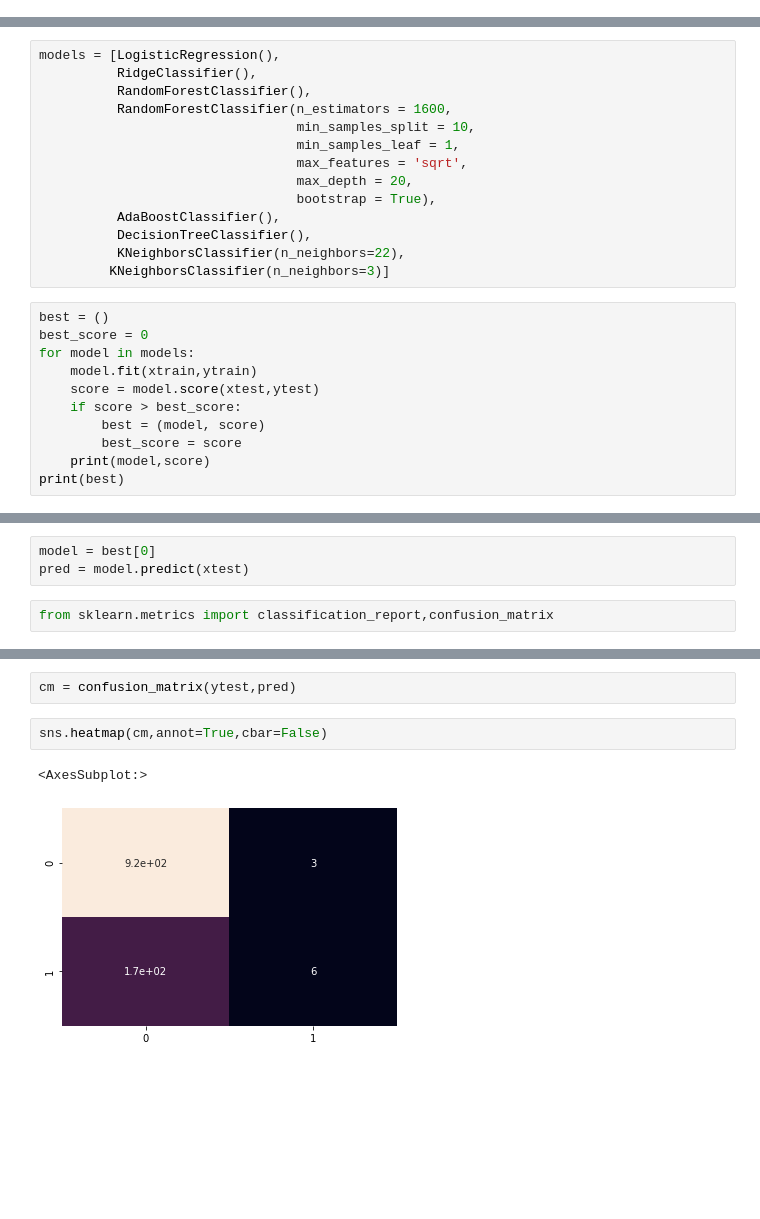
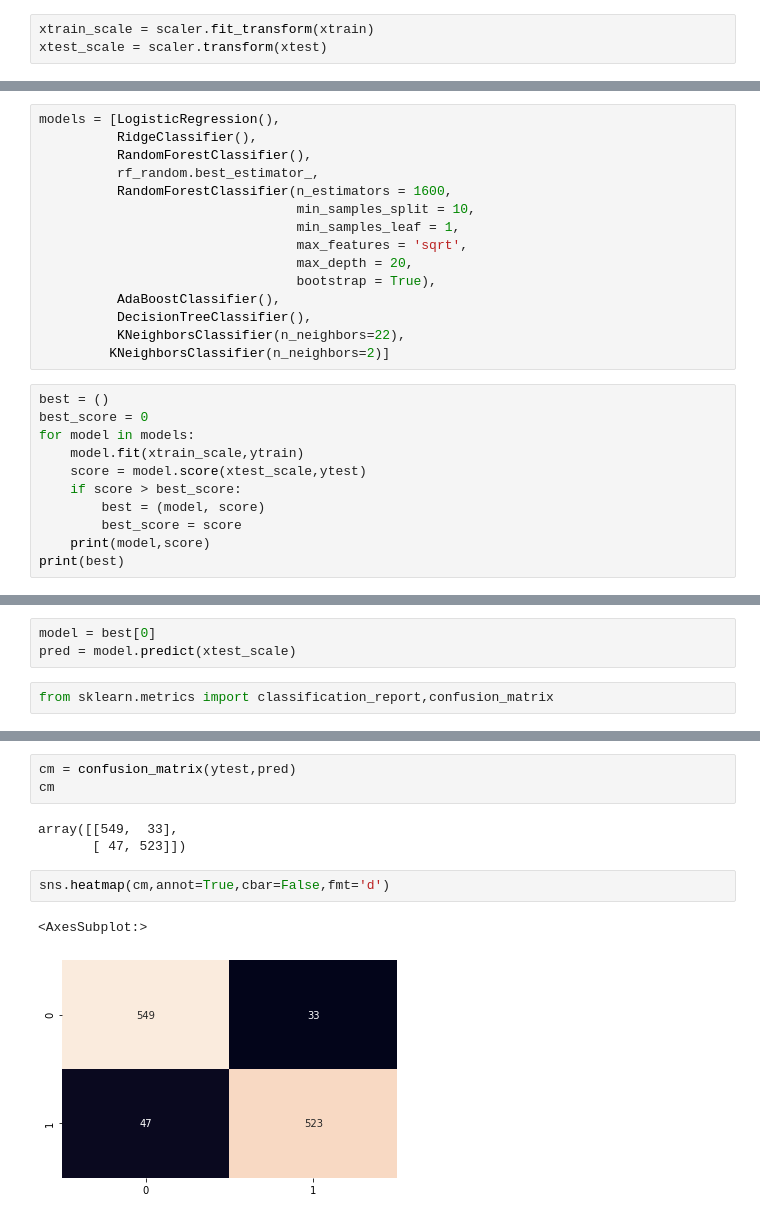
Before and after one commit to mikemoore26/Heart_Disease, a Jupyter notebook: Model_Sel.ipynb, the cells around one changed output, grey strips where cells are left out. Cells and saved outputs as stored; diff of their text form; blank space fills up the shorter version.

Commit message:
acc score .94

```diff
--- a/Model_Sel.ipynb
+++ b/Model_Sel.ipynb
@@ -28,3 +44,6 @@ xtrain,xtest,ytrain,ytest = train_test_split(X,y,test_size=.3,random_state=26)
+# %%
+xtrain_scale = scaler.fit_transform(xtrain)
+xtest_scale = scaler.transform(xtest)
 # %%
 from sklearn.linear_model import LogisticRegression, RidgeClassifier
 # %%
@@ -111,6 +129,7 @@ Text(0, 0.5, 'Error Rate')
 models = [LogisticRegression(),
           RidgeClassifier(),
           RandomForestClassifier(),
+          rf_random.best_estimator_,
           RandomForestClassifier(n_estimators = 1600,
                                  min_samples_split = 10,
                                  min_samples_leaf = 1,
@@ -120,13 +139,13 @@ models = [LogisticRegression(),
           AdaBoostClassifier(),
           DecisionTreeClassifier(),
           KNeighborsClassifier(n_neighbors=22),
-         KNeighborsClassifier(n_neighbors=3)]
+         KNeighborsClassifier(n_neighbors=2)]
 # %%
 best = ()
 best_score = 0
 for model in models:
-    model.fit(xtrain,ytrain)
-    score = model.score(xtest,ytest)
+    model.fit(xtrain_scale,ytrain)
+    score = model.score(xtest_scale,ytest)
     if score > best_score:
         best = (model, score)
         best_score = score
@@ -153,6 +159,6 @@ KNeighborsClassifier(n_neighbors=3) 0.8149498632634458
 # %%
 model = best[0]
-pred = model.predict(xtest)
+pred = model.predict(xtest_scale)
 # %%
 from sklearn.metrics import classification_report,confusion_matrix
 # %%
@@ -169,7 +208,11 @@ weighted avg       0.82      0.85      0.78      1097
 # %%
 cm = confusion_matrix(ytest,pred)
+cm
+# %% [output]
+array([[549,  33],
+       [ 47, 523]])
 # %%
-sns.heatmap(cm,annot=True,cbar=False)
+sns.heatmap(cm,annot=True,cbar=False,fmt='d')
 # %% [output]
 <AxesSubplot:>
-[figure, old version]
+[figure, new version]
```
Also changed, not shown: parts of 17 cells of this notebook, 2 other files.
